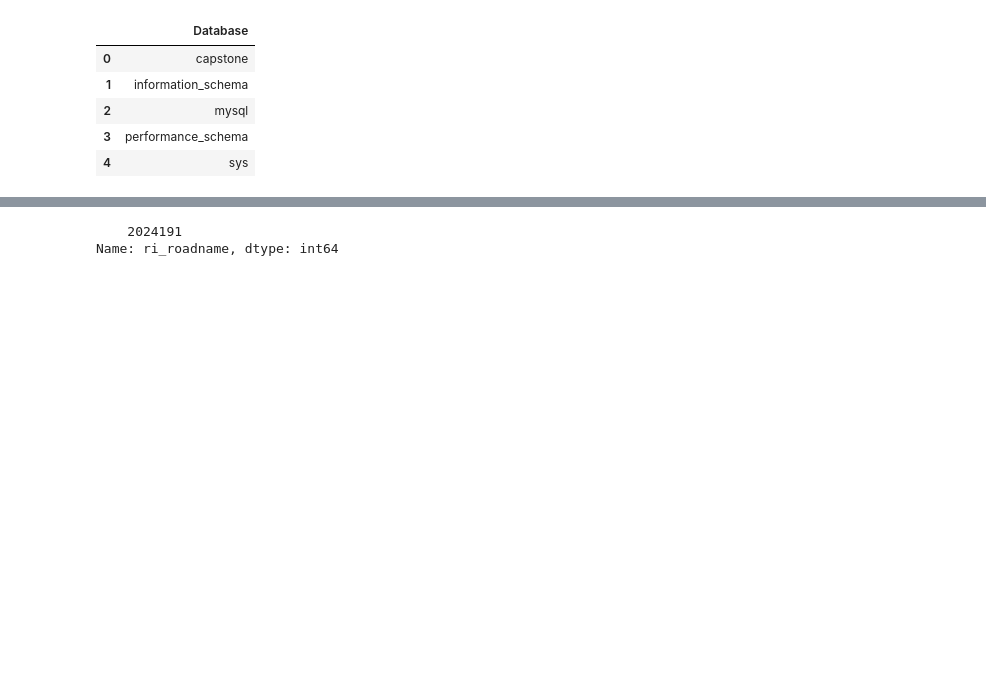
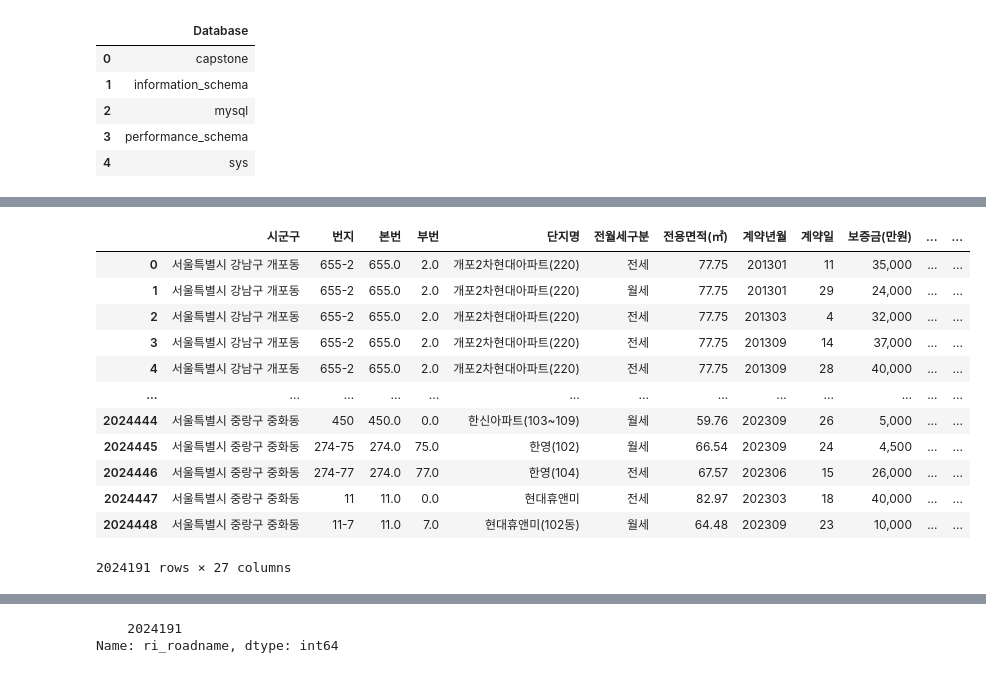
Before and after one commit to CSID-DGU/2023-2-DSC4007-07-MatDongSan, a Jupyter notebook: rent_price_insert.ipynb, the cells around one changed output, grey strips where cells are left out. Drawn from its saved outputs; the diff is of its cells as text; code cells hidden in the pictures; blank space fills up the shorter version.

Commit message:
create table rent_price, string preprocess

```diff
--- a/rent_price_insert.ipynb
+++ b/rent_price_insert.ipynb
@@ -122,4 +113,4 @@ t = apt.sample(50)
 # %%
-apt[["sido", "sigungu", "ilbangu", "eupmyeondong", "ri_roadname"]] = [parse(apt['시군구'].iloc[i]) for i in tqdm(range(len(apt)))]
-officetel[["sido", "sigungu", "ilbangu", "eupmyeondong", "ri_roadname"]] = [parse(officetel['시군구'].iloc[i]) for i in tqdm(range(len(officetel)))]
-yeon[["sido", "sigungu", "ilbangu", "eupmyeondong", "ri_roadname"]] = [parse(yeon['시군구'].iloc[i]) for i in tqdm(range(len(yeon)))]
+apt[["sido", "sigungu", "ilbangu", "eupmyeondong", "ri_roadname"]] = [parse(apt['시군구'].iloc[i]) for i in notebook.tqdm(range(len(apt)))]
+officetel[["sido", "sigungu", "ilbangu", "eupmyeondong", "ri_roadname"]] = [parse(officetel['시군구'].iloc[i]) for i in notebook.tqdm(range(len(officetel)))]
+yeon[["sido", "sigungu", "ilbangu", "eupmyeondong", "ri_roadname"]] = [parse(yeon['시군구'].iloc[i]) for i in notebook.tqdm(range(len(yeon)))]
@@ -125,0 +162,16 @@ yeon[["sido", "sigungu", "ilbangu", "eupmyeondong", "ri_roadname"]] = [parse(yeo
+# %%
+apt
+# %% [output]
+|  | 시군구 | 번지 | 본번 | 부번 | 단지명 | 전월세구분 | 전용면적(㎡) | 계약년월 | 계약일 | 보증금(만원) | ... | ... |
+| 0 | 서울특별시 강남구 개포동 | 655-2 | 655.0 | 2.0 | 개포2차현대아파트(220) | 전세 | 77.75 | 201301 | 11 | 35,000 | ... | ... |
+| 1 | 서울특별시 강남구 개포동 | 655-2 | 655.0 | 2.0 | 개포2차현대아파트(220) | 월세 | 77.75 | 201301 | 29 | 24,000 | ... | ... |
+| 2 | 서울특별시 강남구 개포동 | 655-2 | 655.0 | 2.0 | 개포2차현대아파트(220) | 전세 | 77.75 | 201303 | 4 | 32,000 | ... | ... |
+| 3 | 서울특별시 강남구 개포동 | 655-2 | 655.0 | 2.0 | 개포2차현대아파트(220) | 전세 | 77.75 | 201309 | 14 | 37,000 | ... | ... |
+| 4 | 서울특별시 강남구 개포동 | 655-2 | 655.0 | 2.0 | 개포2차현대아파트(220) | 전세 | 77.75 | 201309 | 28 | 40,000 | ... | ... |
+| ... | ... | ... | ... | ... | ... | ... | ... | ... | ... | ... | ... | ... |
+| 2024444 | 서울특별시 중랑구 중화동 | 450 | 450.0 | 0.0 | 한신아파트(103~109) | 월세 | 59.76 | 202309 | 26 | 5,000 | ... | ... |
+| 2024445 | 서울특별시 중랑구 중화동 | 274-75 | 274.0 | 75.0 | 한영(102) | 월세 | 66.54 | 202309 | 24 | 4,500 | ... | ... |
+| 2024446 | 서울특별시 중랑구 중화동 | 274-77 | 274.0 | 77.0 | 한영(104) | 전세 | 67.57 | 202306 | 15 | 26,000 | ... | ... |
+| 2024447 | 서울특별시 중랑구 중화동 | 11 | 11.0 | 0.0 | 현대휴앤미 | 전세 | 82.97 | 202303 | 18 | 40,000 | ... | ... |
+| 2024448 | 서울특별시 중랑구 중화동 | 11-7 | 11.0 | 7.0 | 현대휴앤미(102동) | 월세 | 64.48 | 202309 | 23 | 10,000 | ... | ... |
+2024191 rows × 27 columns
```
Also changed, not shown: parts of 25 cells of this notebook, 1 other file.
